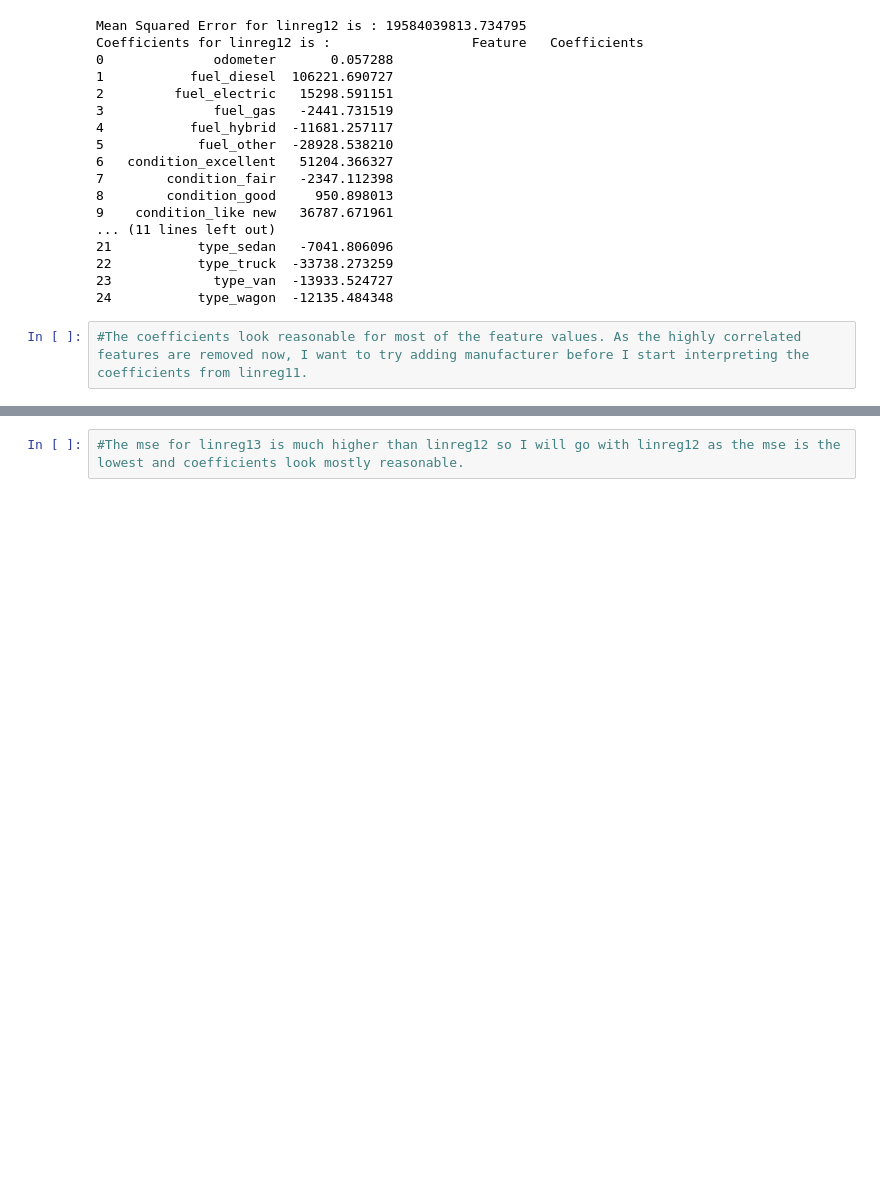
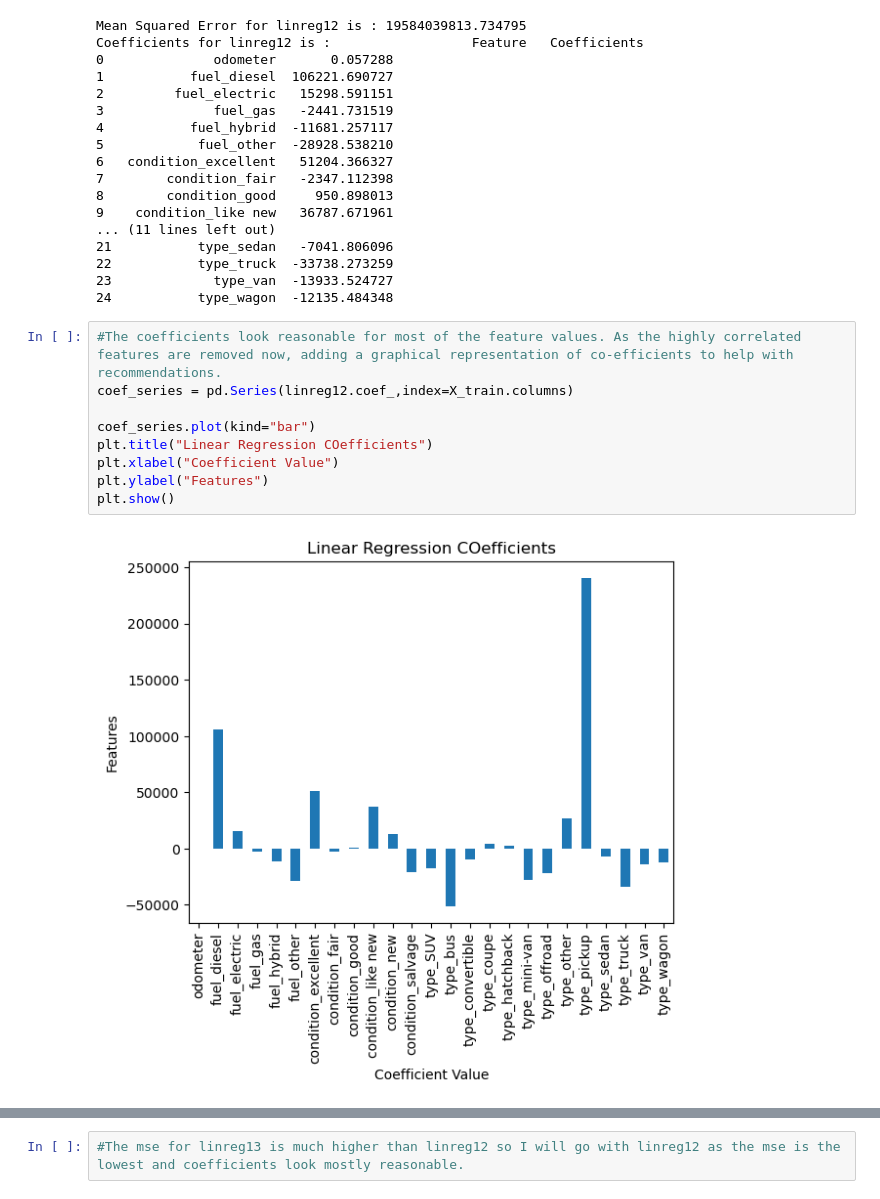
Before and after one commit to ShivaniD719/CarPricePrediction, a Jupyter notebook: prompt_II.ipynb, the cells around one changed output, grey strips where cells are left out. Cells and saved outputs as stored; diff of their text form; blank space fills up the shorter version.

```diff
--- a/prompt_II.ipynb
+++ b/prompt_II.ipynb
@@ -507,6 +508,15 @@ Coefficients for linreg12 is :                  Feature   Coefficients
 22           type_truck  -33738.273259
 23             type_van  -13933.524727
 24           type_wagon  -12135.484348
-# %%
-#The coefficients look reasonable for most of the feature values. As the highly correlated features are removed now, I want to try adding manufacturer before I start interpreting the coefficients from linreg11.
+# %%
+#The coefficients look reasonable for most of the feature values. As the highly correlated features are removed now, adding a graphical representation of co-efficients to help with recommendations.
+coef_series = pd.Series(linreg12.coef_,index=X_train.columns)
+
+coef_series.plot(kind="bar")
+plt.title("Linear Regression COefficients")
+plt.xlabel("Coefficient Value")
+plt.ylabel("Features")
+plt.show()
+# %% [output]
+[figure, added]
 # %%
```
Also changed, not shown: parts of 3 cells of this notebook.
